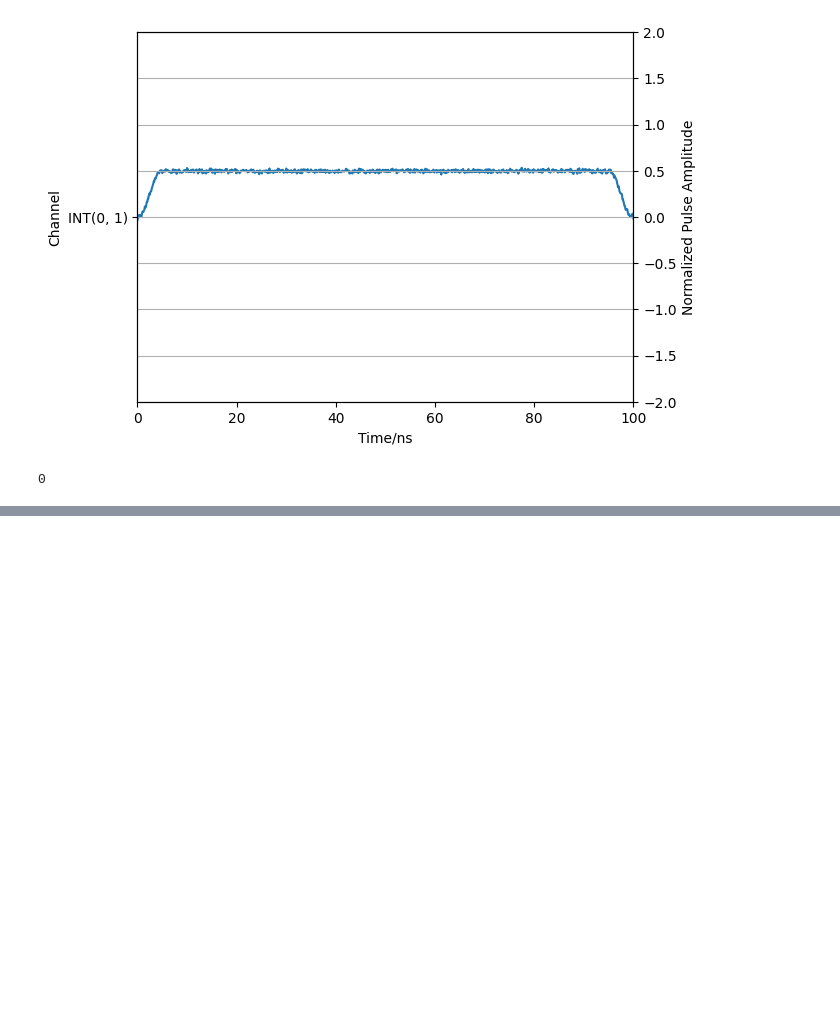
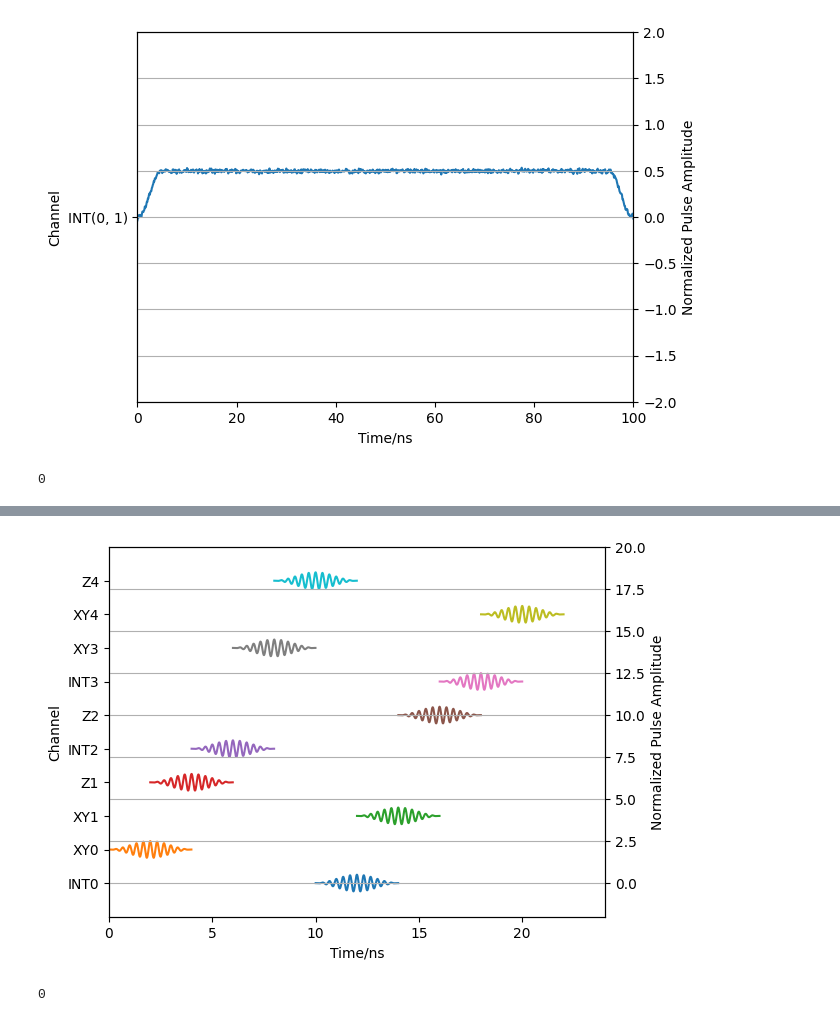
Before and after one commit to RunawayFancy/QuSim, a Jupyter notebook: Tutorial/transmon_tutorial/Test_waveform.ipynb, the cells around one changed output, grey strips where cells are left out. Saved outputs shown, nothing was run; the diff lists cells and outputs as text; code cells hidden in the pictures; blank space fills up the shorter version.

```diff
--- a/Tutorial/transmon_tutorial/Test_waveform.ipynb
+++ b/Tutorial/transmon_tutorial/Test_waveform.ipynb
@@ -288,0 +321,13 @@ plt.plot(t_list, noise)
+# %%
+pseq = [copy.deepcopy(pulse) for _ in range(10)]
+ch_name = ['XY', 'Z', 'INT']
+for ii, pp in enumerate(pseq):
+    pseq[ii]['q_index'] = ii%5
+    pseq[ii]['type'] = ch_name[ii%3]
+    pseq[ii]['t_delay'] = ii*2
+# %%
+%matplotlib inline
+plot_pulse_sequence(pseq, simopt)
+# %% [output]
+[figure, added]
+0
```
Also changed, not shown: parts of 3 cells of this notebook, 21 other files.
